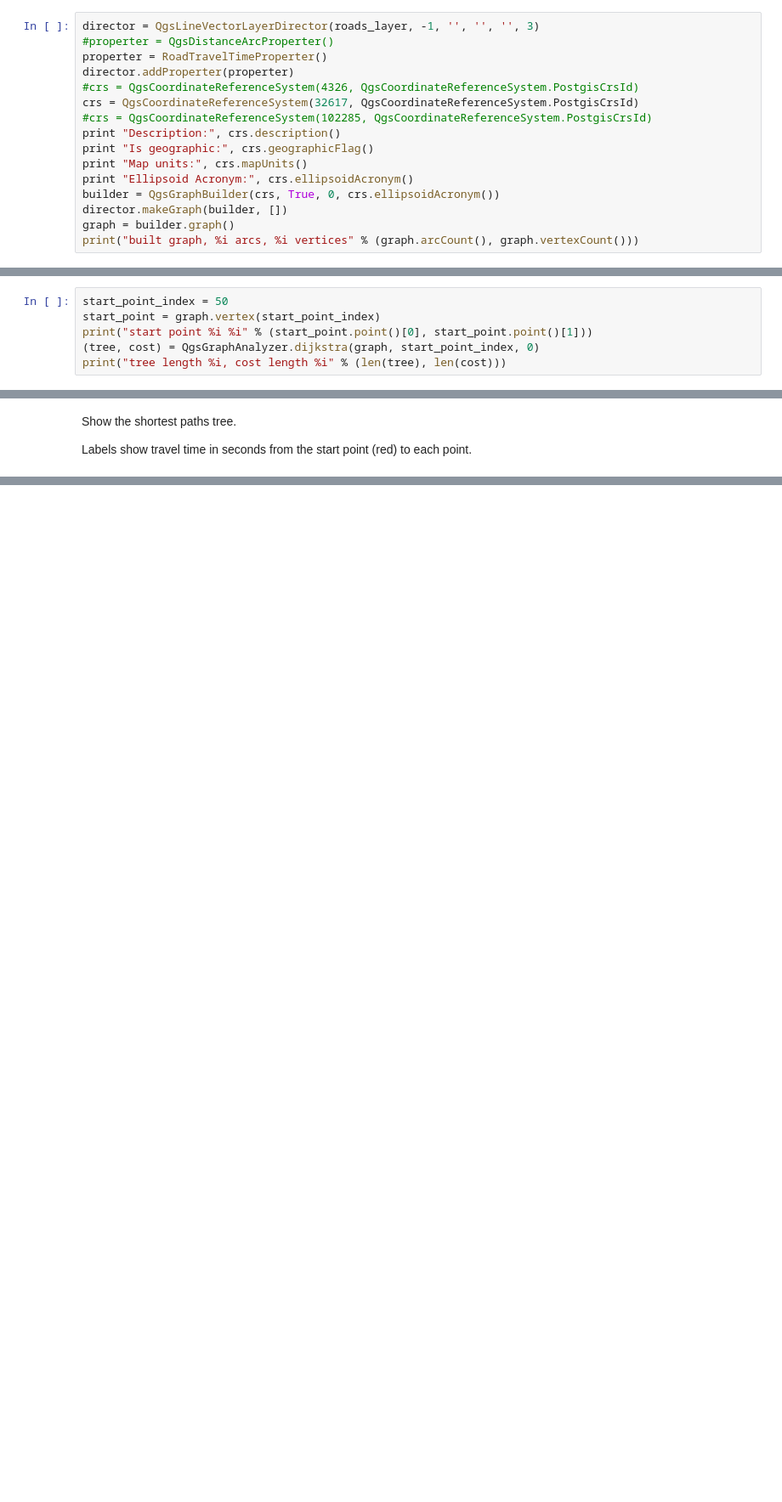
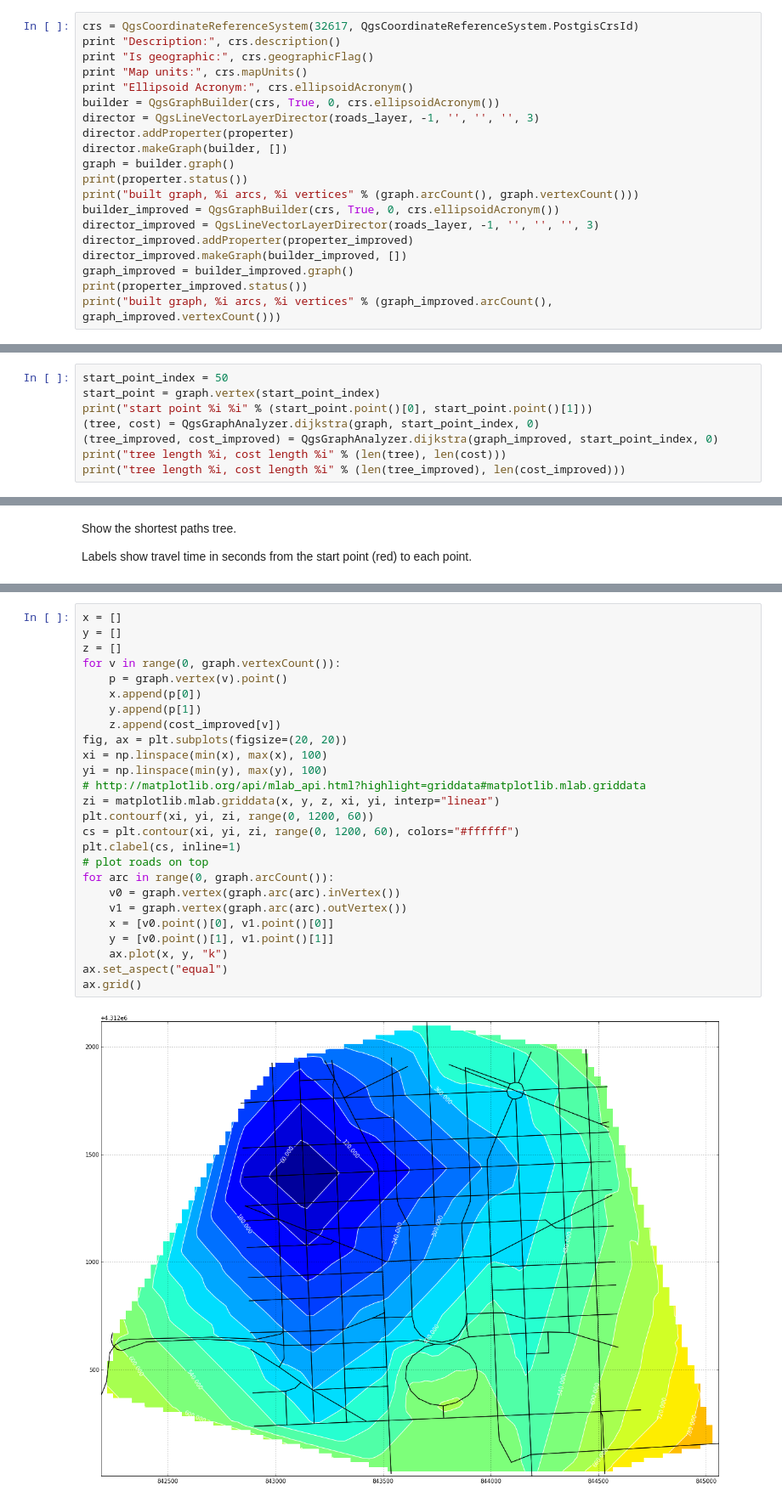
Before and after one commit to Vizonomy/OSM_Routing, a Jupyter notebook: Road accessibility 2 (using qgis libraries).ipynb, the cells around one changed output, grey strips where cells are left out. Shown at 85% size. Saved outputs shown, nothing was run; the diff lists cells and outputs as text; blank space fills up the shorter version.

Commit message:
Add plot showing comparison of travel times before and after a road speed improvement.

```diff
--- a/Road accessibility 2 (using qgis libraries).ipynb
+++ b/Road accessibility 2 (using qgis libraries).ipynb
@@ -123,19 +139,23 @@ computing travel time for objectid 27984, 14TH ST, distance 100
 # %%
-director = QgsLineVectorLayerDirector(roads_layer, -1, '', '', '', 3)
-#properter = QgsDistanceArcProperter()
-properter = RoadTravelTimeProperter()
-director.addProperter(properter)
-#crs = QgsCoordinateReferenceSystem(4326, QgsCoordinateReferenceSystem.PostgisCrsId)
 crs = QgsCoordinateReferenceSystem(32617, QgsCoordinateReferenceSystem.PostgisCrsId)
-#crs = QgsCoordinateReferenceSystem(102285, QgsCoordinateReferenceSystem.PostgisCrsId)
 print "Description:", crs.description()
 print "Is geographic:", crs.geographicFlag()
 print "Map units:", crs.mapUnits()
 print "Ellipsoid Acronym:", crs.ellipsoidAcronym()
 builder = QgsGraphBuilder(crs, True, 0, crs.ellipsoidAcronym())
+director = QgsLineVectorLayerDirector(roads_layer, -1, '', '', '', 3)
+director.addProperter(properter)
 director.makeGraph(builder, [])
 graph = builder.graph()
+print(properter.status())
 print("built graph, %i arcs, %i vertices" % (graph.arcCount(), graph.vertexCount()))
+builder_improved = QgsGraphBuilder(crs, True, 0, crs.ellipsoidAcronym())
+director_improved = QgsLineVectorLayerDirector(roads_layer, -1, '', '', '', 3)
+director_improved.addProperter(properter_improved)
+director_improved.makeGraph(builder_improved, [])
+graph_improved = builder_improved.graph()
+print(properter_improved.status())
+print("built graph, %i arcs, %i vertices" % (graph_improved.arcCount(), graph_improved.vertexCount()))
 # %% [output]
 Description: WGS 84 / UTM zone 17N
 Is geographic: False
@@ -195,7 +206,9 @@ start_point_index = 50
 start_point = graph.vertex(start_point_index)
 print("start point %i %i" % (start_point.point()[0], start_point.point()[1]))
 (tree, cost) = QgsGraphAnalyzer.dijkstra(graph, start_point_index, 0)
+(tree_improved, cost_improved) = QgsGraphAnalyzer.dijkstra(graph_improved, start_point_index, 0)
 print("tree length %i, cost length %i" % (len(tree), len(cost)))
+print("tree length %i, cost length %i" % (len(tree_improved), len(cost_improved)))
 # %% [output]
 start point 843131 4313406
 tree length 244, cost length 244
@@ -265,0 +289,28 @@ ax.grid()
+# %%
+x = []
+y = []
+z = []
+for v in range(0, graph.vertexCount()):
+    p = graph.vertex(v).point()
+    x.append(p[0])
+    y.append(p[1])
+    z.append(cost_improved[v])
+fig, ax = plt.subplots(figsize=(20, 20))
+xi = np.linspace(min(x), max(x), 100)
+yi = np.linspace(min(y), max(y), 100)
+# http://matplotlib.org/api/mlab_api.html?highlight=griddata#matplotlib.mlab.griddata
+zi = matplotlib.mlab.griddata(x, y, z, xi, yi, interp="linear")
+plt.contourf(xi, yi, zi, range(0, 1200, 60))
+cs = plt.contour(xi, yi, zi, range(0, 1200, 60), colors="#ffffff")
+plt.clabel(cs, inline=1)
+# plot roads on top
+for arc in range(0, graph.arcCount()):
+    v0 = graph.vertex(graph.arc(arc).inVertex())
+    v1 = graph.vertex(graph.arc(arc).outVertex())
+    x = [v0.point()[0], v1.point()[0]]
+    y = [v0.point()[1], v1.point()[1]]
+    ax.plot(x, y, "k")
+ax.set_aspect("equal")
+ax.grid()
+# %% [output]
+[figure, added]
```
Also changed, not shown: parts of 12 cells of this notebook.
